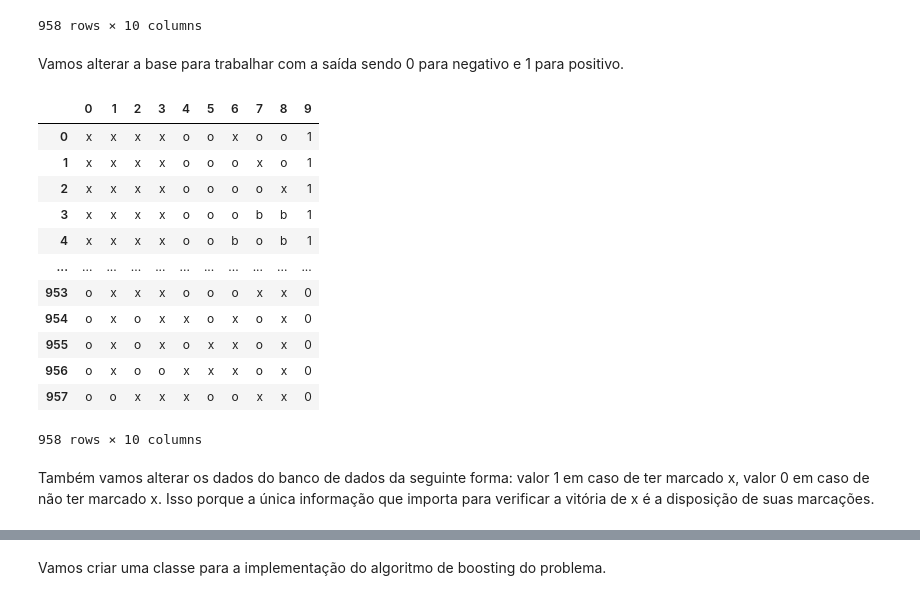
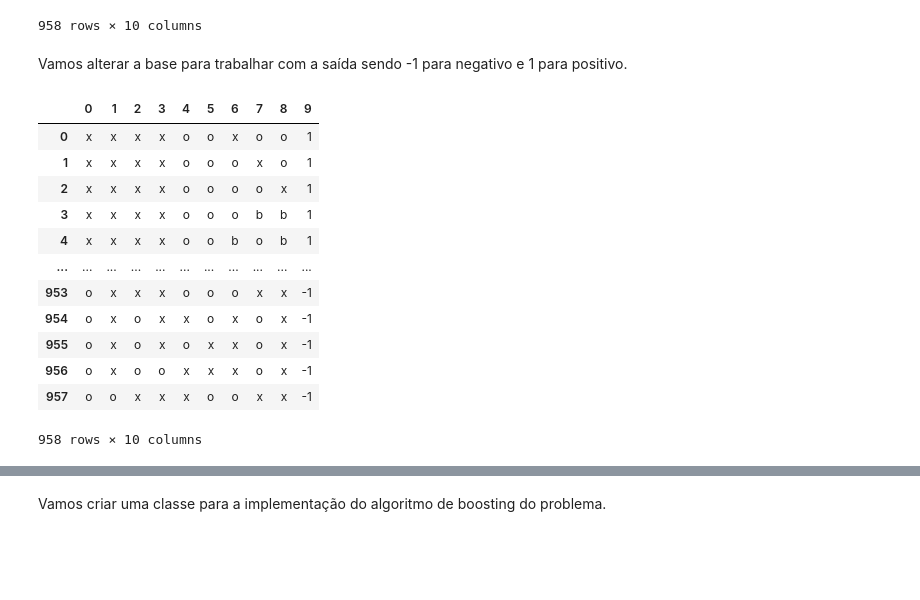
Before and after one commit to JunioVeras/TP2-ML, a Jupyter notebook: tp2.ipynb, the cells around one changed output, grey strips where cells are left out. Drawn from its saved outputs; the diff is of its cells as text; code cells hidden in the pictures; blank space fills up the shorter version.

```diff
--- a/tp2.ipynb
+++ b/tp2.ipynb
@@ -26,23 +34,21 @@ df
 | 957 | o | o | x | x | x | o | o | x | x | negative |
 958 rows × 10 columns
 # %% [markdown]
-Vamos alterar a base para trabalhar com a saída sendo 0 para negativo e 1 para positivo.
+Vamos alterar a base para trabalhar com a saída sendo -1 para negativo e 1 para positivo.
 # %%
-df[9] = df[9].map({"positive" : 1, "negative" : 0})
+df[9] = df[9].map({"positive" : 1, "negative" : -1})
 df
 # %% [output]
 |  | 0 | 1 | 2 | 3 | 4 | 5 | 6 | 7 | 8 | 9 |
 | 0 | x | x | x | x | o | o | x | o | o | 1 |
 | 1 | x | x | x | x | o | o | o | x | o | 1 |
 | 2 | x | x | x | x | o | o | o | o | x | 1 |
 | 3 | x | x | x | x | o | o | o | b | b | 1 |
 | 4 | x | x | x | x | o | o | b | o | b | 1 |
 | ... | ... | ... | ... | ... | ... | ... | ... | ... | ... | ... |
-| 953 | o | x | x | x | o | o | o | x | x | 0 |
-| 954 | o | x | o | x | x | o | x | o | x | 0 |
-| 955 | o | x | o | x | o | x | x | o | x | 0 |
-| 956 | o | x | o | o | x | x | x | o | x | 0 |
-| 957 | o | o | x | x | x | o | o | x | x | 0 |
+| 953 | o | x | x | x | o | o | o | x | x | -1 |
+| 954 | o | x | o | x | x | o | x | o | x | -1 |
+| 955 | o | x | o | x | o | x | x | o | x | -1 |
+| 956 | o | x | o | o | x | x | x | o | x | -1 |
+| 957 | o | o | x | x | x | o | o | x | x | -1 |
 958 rows × 10 columns
-# %% [markdown]
-Também vamos alterar os dados do banco de dados da seguinte forma: valor 1 em caso de ter marcado x, valor 0 em caso de não ter marcado x. Isso porque a única informação que importa para verificar a vitória de x é a disposição de suas marcações.
```
Also changed, not shown: parts of 33 cells of this notebook.
